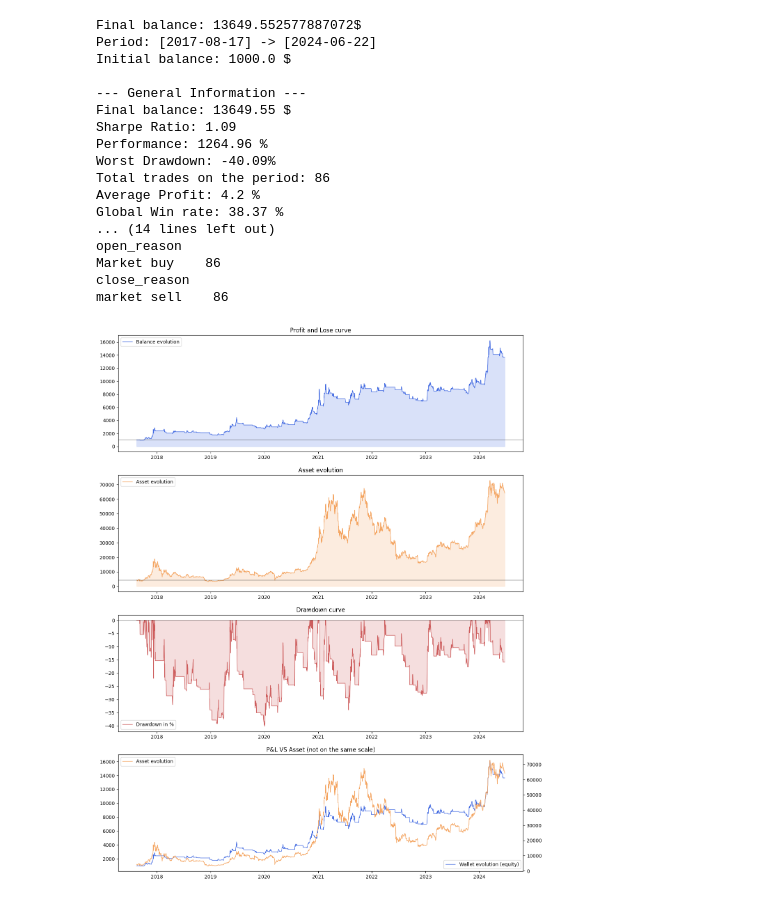
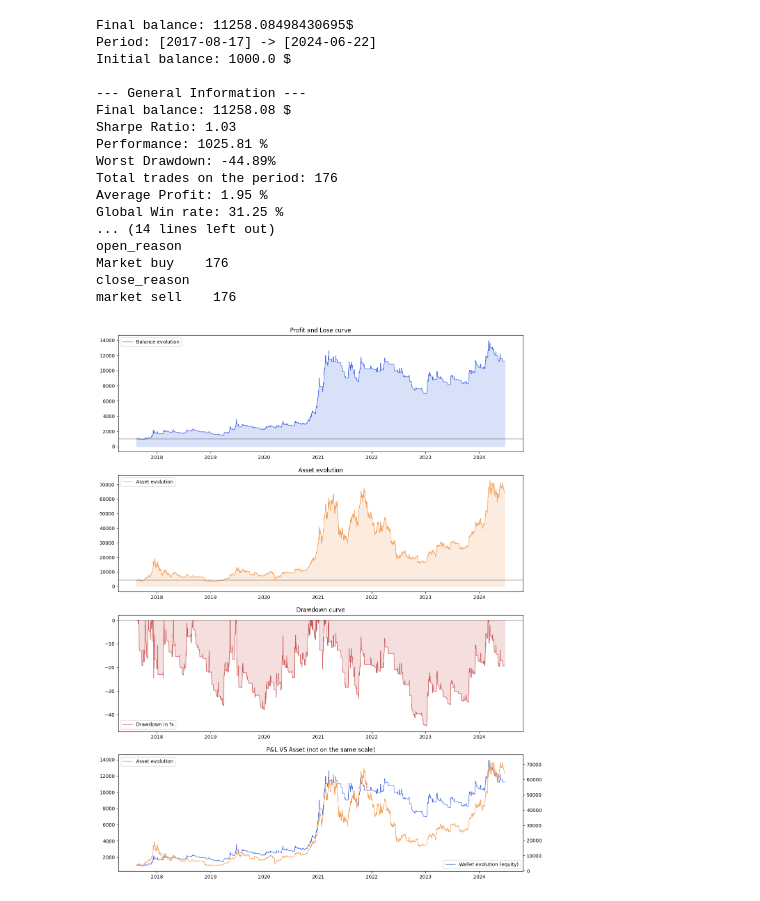
Before and after one commit to Gaston202/AlgorithmicTrading, a Jupyter notebook: Strategies/Donchian_trend.ipynb, the cells around one changed output. Drawn from its saved outputs; the diff is of its cells as text; code cells hidden in the pictures.

```diff
--- a/Strategies/Donchian_trend.ipynb
+++ b/Strategies/Donchian_trend.ipynb
@@ -6,7 +6,7 @@ import ta.momentum
 import ta.trend
 import ta.volume
 # %%
-class BacktestCrossMA:
+class BacktestDonchian:
     def __init__(self) -> None:
         self.df = pd.DataFrame()
         self.trades=[]
@@ -215,43 +215,43 @@ class BacktestCrossMA:
 
         ax_left[2].title.set_text("Drawdown curve")
         ax_left[2].plot(-df_days['drawdown_pct']*100, color='indianred', lw=1)
         ax_left[2].fill_between(df_days['drawdown_pct'].index, -df_days['drawdown_pct']*100, alpha=0.2, color='indianred')
         ax_left[2].axhline(y=0, color='black', alpha=0.3)
         ax_left[2].legend(['Drawdown in %'], loc ="lower left")
 
         ax_right = ax_left[3].twinx()
 
         ax_left[3].title.set_text("P&L VS Asset (not on the same scale)")
         ax_left[3].plot(df_days['balance'], color='royalblue', lw=1)
         ax_right.plot(df_days['price'], color='sandybrown', lw=1)
         ax_left[3].legend(['Wallet evolution (equity)'], loc ="lower right")
         ax_right.legend(['Asset evolution'], loc ="upper left")
         plt.show()
 
 
-bt = BacktestCrossMA()
-bt.load_data('../Data/BTC-USDT2H.csv')
+bt = BacktestDonchian()
+bt.load_data('../Data/BTC-USDT.csv')
 bt.populate_indicators()
 bt.populate_signals()
 bt.run_backtest()
 bt.backtest_analysis()
 bt.plot_equity_vs_asset()
 # %% [output]
-Final balance: 13649.552577887072$
+Final balance: 11258.08498430695$
 Period: [2017-08-17] -> [2024-06-22]
 Initial balance: 1000.0 $
 
 --- General Information ---
-Final balance: 13649.55 $
-Sharpe Ratio: 1.09
-Performance: 1264.96 %
-Worst Drawdown: -40.09%
-Total trades on the period: 86
-Average Profit: 4.2 %
-Global Win rate: 38.37 %
+Final balance: 11258.08 $
+Sharpe Ratio: 1.03
+Performance: 1025.81 %
+Worst Drawdown: -44.89%
+Total trades on the period: 176
+Average Profit: 1.95 %
+Global Win rate: 31.25 %
 ... (14 lines left out)
 open_reason
-Market buy    86
+Market buy    176
 close_reason
-market sell    86
+market sell    176
-[figure, old version]
+[figure, new version]
```
Also changed, not shown: 1 other file.
